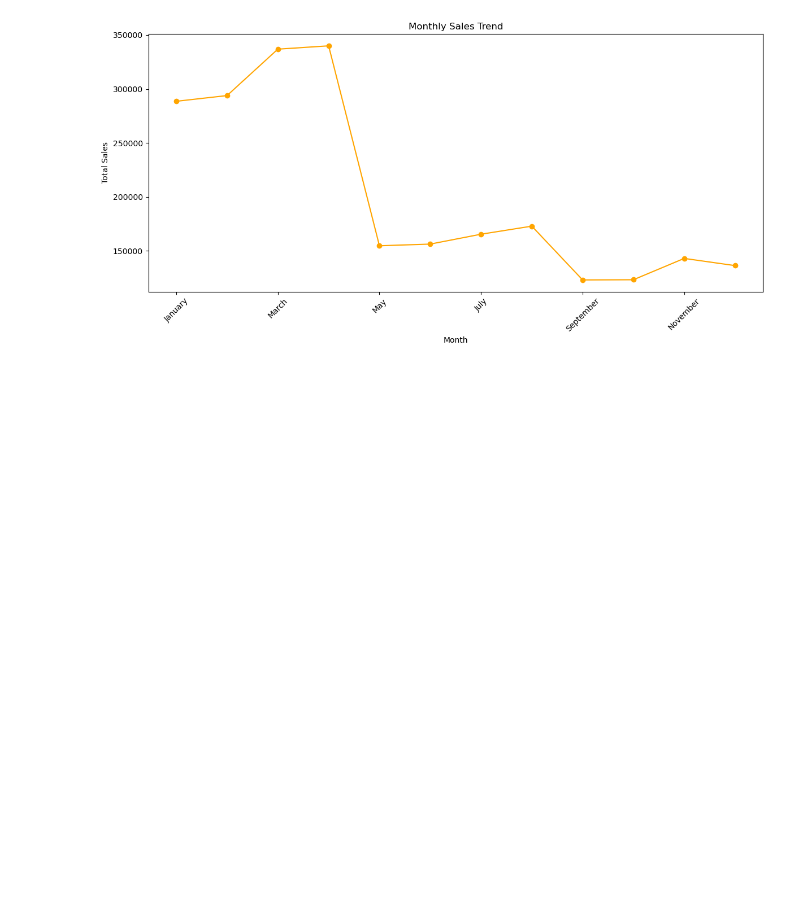
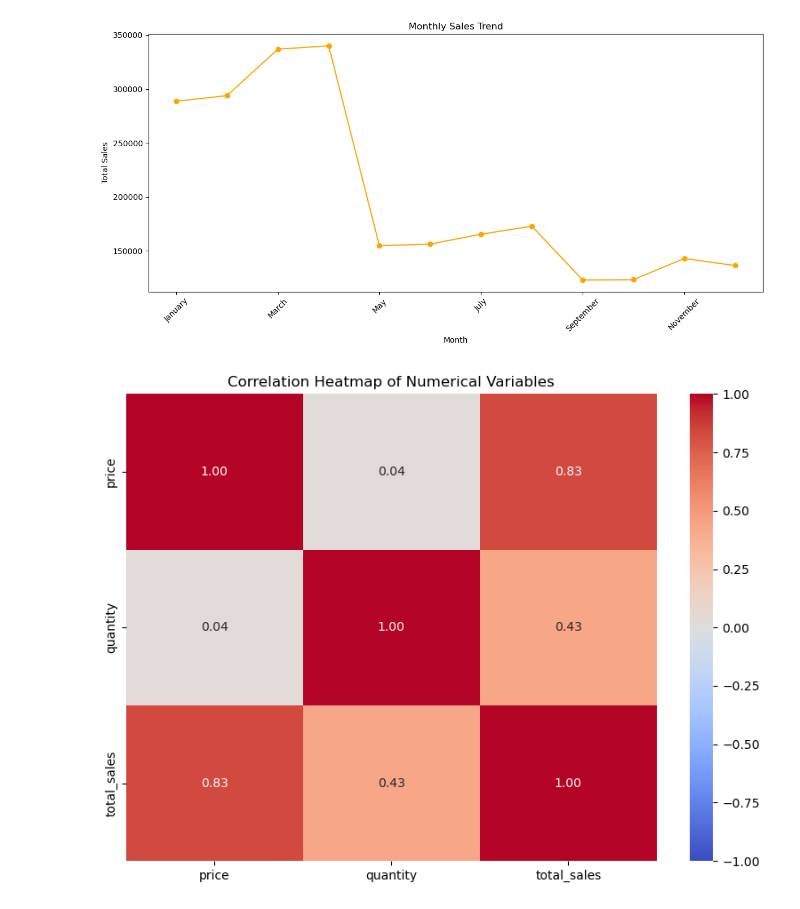
Before and after one commit to hubwied/ecommerce_sale, a Jupyter notebook: ecommerce_sale.ipynb, the cells around one changed output. Drawn from its saved outputs; the diff is of its cells as text; code cells hidden in the pictures; blank space fills up the shorter version.

Commit message:
corelation heatmap

```diff
--- a/ecommerce_sale.ipynb
+++ b/ecommerce_sale.ipynb
@@ -204,3 +207,20 @@ plt.tight_layout()
 plt.show()
 # %% [output]
 [figure]
+# %%
+numerical_cols = ['price', 'quantity', 'total_sales']
+corr_matrix = df[numerical_cols].corr()
+
+plt.figure(figsize=(8, 6))
+sns.heatmap(corr_matrix,
+            annot=True,
+            cmap='coolwarm',
+            fmt='.2f',
+            vmin=-1,
+            vmax=1)
+
+plt.title('Correlation Heatmap of Numerical Variables')
+plt.tight_layout()
+plt.show()
+# %% [output]
+[figure, added]
```
Also changed, not shown: parts of 2 cells of this notebook.
